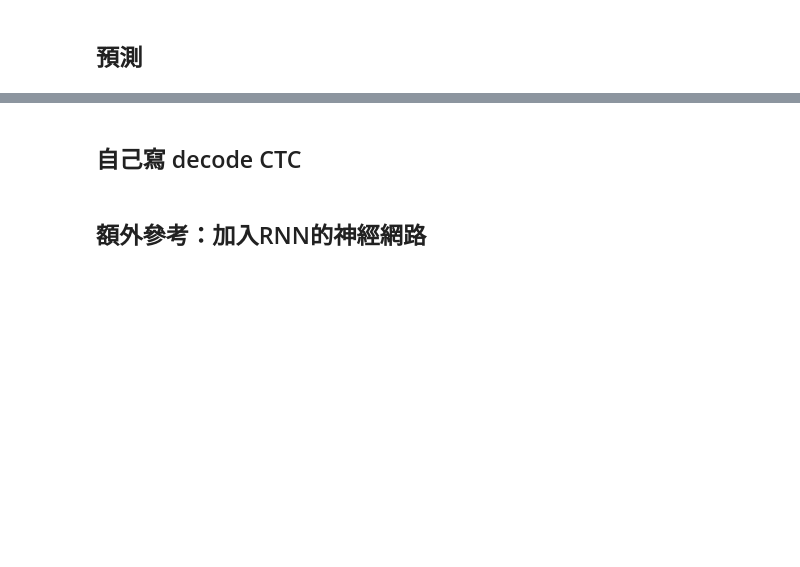
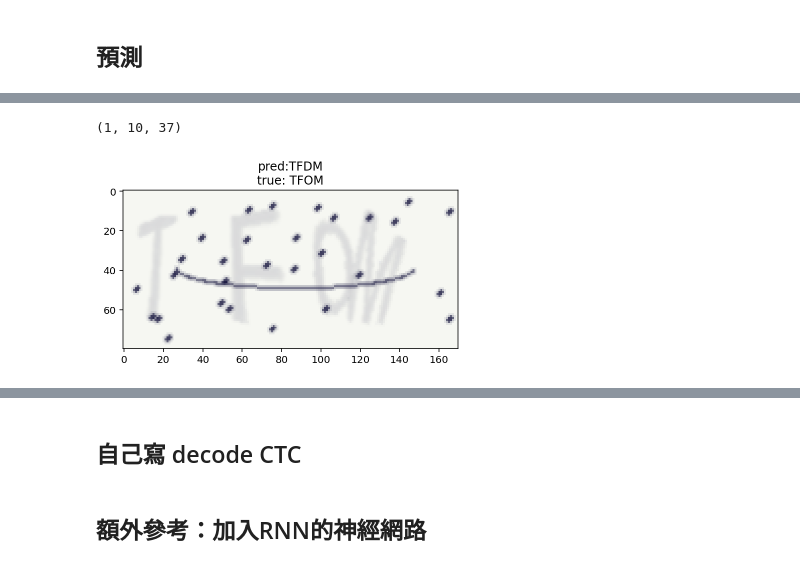
Before and after one commit to geminiTW1990s/DLCV_hundreddaymarathon, a Jupyter notebook: Day022_Captcha_HW.ipynb, the cells around one changed output, grey strips where cells are left out. Drawn from its saved outputs; the diff is of its cells as text; code cells hidden in the pictures; blank space fills up the shorter version.

```diff
--- a/Day022_Captcha_HW.ipynb
+++ b/Day022_Captcha_HW.ipynb
@@ -226,3 +257,19 @@ KeyboardInterrupt: ignored
+# %%
+characters2 = characters + ' '
+[X_test, y_test, _, _], _  = next(gen(1))
+y_pred = base_model.predict(X_test); print(y_pred.shape)
+##用ctc_decode得到解答，自己寫可以參考下方
+out = K.get_value(K.ctc_decode(y_pred, input_length=np.ones(y_pred.shape[0])*y_pred.shape[1], )[0][0])
+out = ''.join([characters[x] for x in out[0]])
+y_true = ''.join([characters[x] for x in y_test[0]])
+
+plt.imshow(X_test[0])
+plt.title('pred:' + str(out) + '\ntrue: ' + str(y_true))
+
+argmax = np.argmax(y_pred, axis=2)[0]
+# %% [output]
+(1, 10, 37)
+[figure, added]
 # %%
 characters2 = characters + ' '
 [X_test, y_test, _, _], _  = next(gen(1))
```
Also changed, not shown: parts of 5 cells of this notebook.
